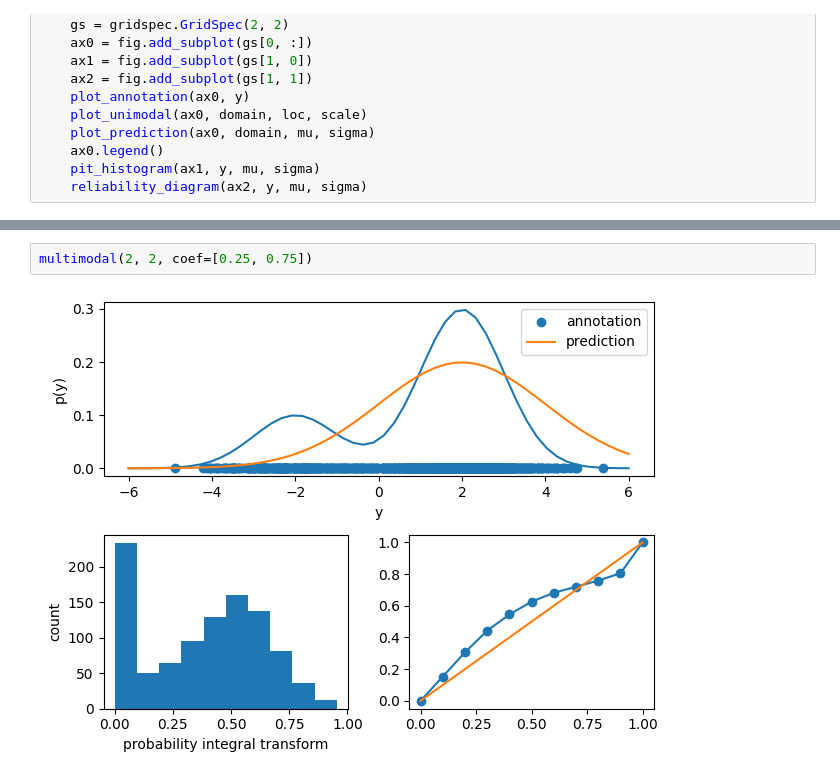
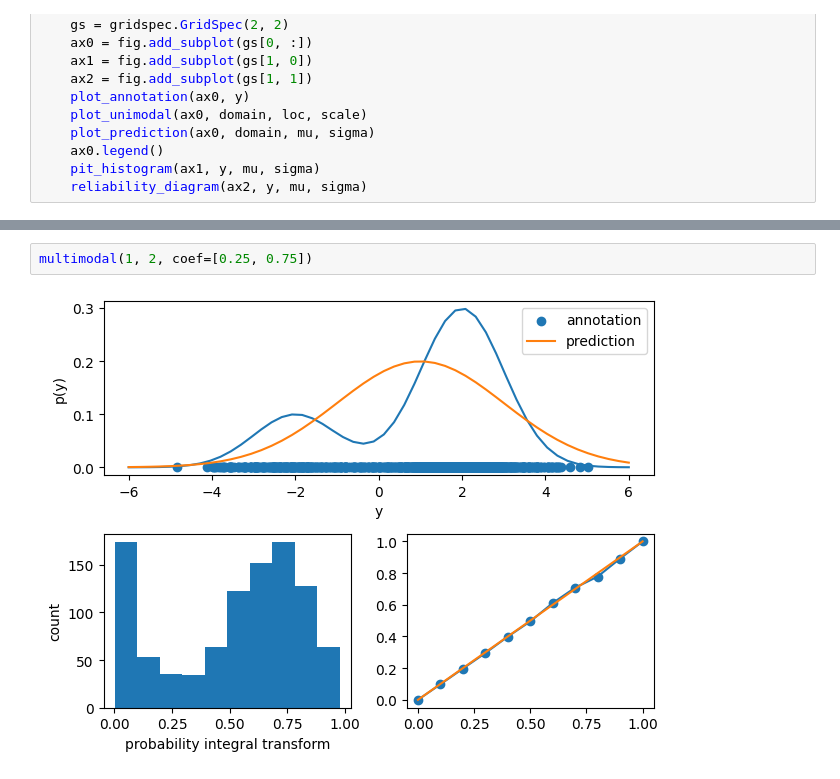
Before and after one commit to podondra/active-domain-adaptation, a Jupyter notebook: pit-calibration.ipynb, the cells around one changed output, grey strips where cells are left out. Cells and saved outputs as stored; diff of their text form.

```diff
--- a/pit-calibration.ipynb
+++ b/pit-calibration.ipynb
@@ -133,7 +133,7 @@ multimodal(2, 1, coef=[0.25, 0.75])
 # %%
-multimodal(2, 2, coef=[0.25, 0.75])
+multimodal(1, 2, coef=[0.25, 0.75])
 # %% [output]
-[figure, old version]
+[figure, new version]
 # %%
 multimodal(2, 0.5, coef=[0.25, 0.75])
 # %% [output]
```
Also changed, not shown: parts of 21 cells of this notebook, 6 other files.
